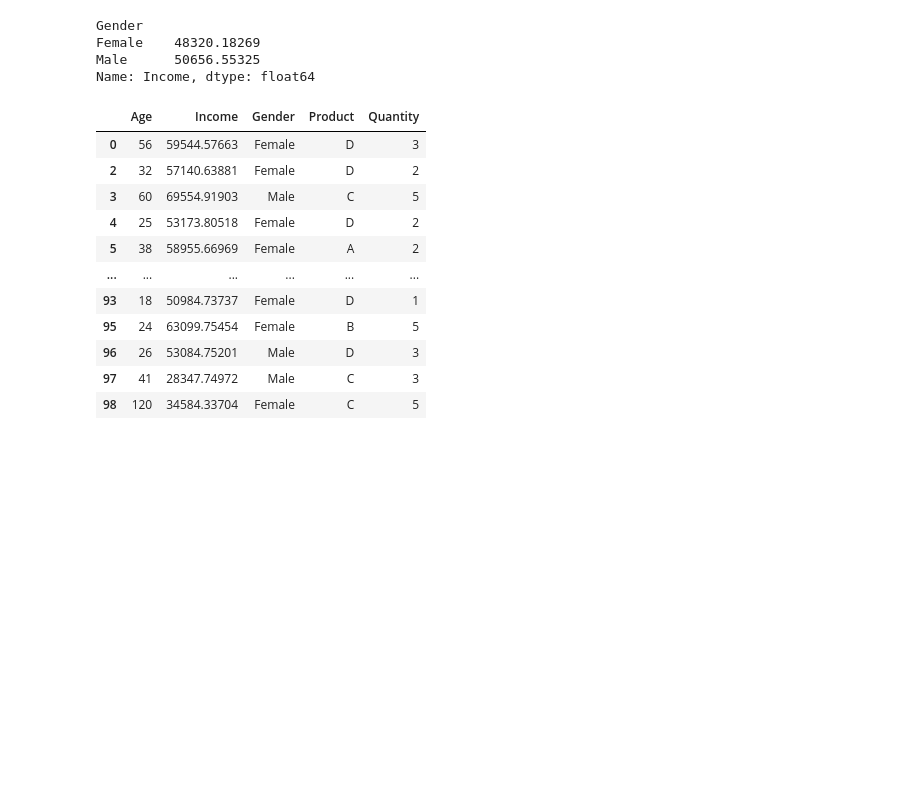
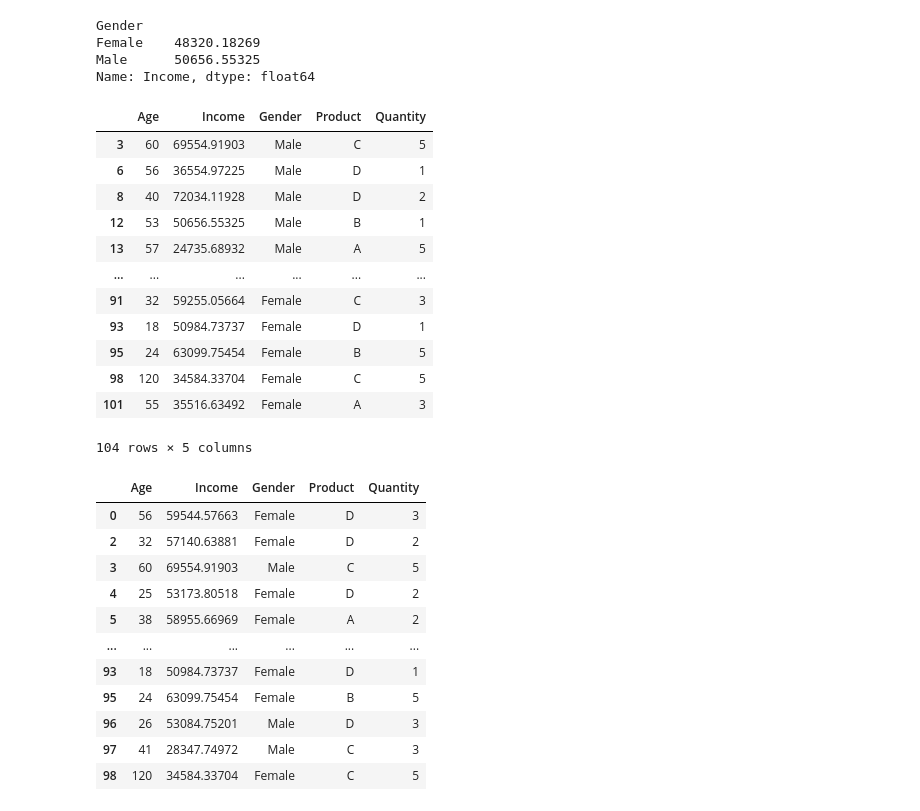
Before and after one commit to JinL-Zhang/Schulich_MBAN-6110-Data_Science-, a Jupyter notebook: check_envir.ipynb, the cells around one changed output. Cells and saved outputs as stored; diff of their text form; code cells hidden in the pictures; blank space fills up the shorter version.

```diff
--- a/check_envir.ipynb
+++ b/check_envir.ipynb
@@ -278,6 +278,26 @@ Gender
 Female    48320.18269
 Male      50656.55325
 Name: Income, dtype: float64
+# %%
+# use fillna() to fill missing values
+male_clean = df_updated[df_updated['Gender']=='Male'].fillna(50656.55325)
+female_clean = df_updated[df_updated['Gender']=='Female'].fillna(48320.18269)
+df_clean = pd.concat([male_clean, female_clean],axis=0) # concatenate dataframes vertically (concatenate rows)
+df_clean
+# %% [output]
+|  | Age | Income | Gender | Product | Quantity |
+| 3 | 60 | 69554.91903 | Male | C | 5 |
+| 6 | 56 | 36554.97225 | Male | D | 1 |
+| 8 | 40 | 72034.11928 | Male | D | 2 |
+| 12 | 53 | 50656.55325 | Male | B | 1 |
+| 13 | 57 | 24735.68932 | Male | A | 5 |
+| ... | ... | ... | ... | ... | ... |
+| 91 | 32 | 59255.05664 | Female | C | 3 |
+| 93 | 18 | 50984.73737 | Female | D | 1 |
+| 95 | 24 | 63099.75454 | Female | B | 5 |
+| 98 | 120 | 34584.33704 | Female | C | 5 |
+| 101 | 55 | 35516.63492 | Female | A | 3 |
+104 rows × 5 columns
 # %%
 # df_updated.groupby('Gender')['Income'].transform('median') fills all the income feature values by the median of Income feature
 # .transform('median') calls median function on itself, replacing each numeric feature value with its corresponding feature median value
```
Also changed, not shown: parts of 2 cells of this notebook.
